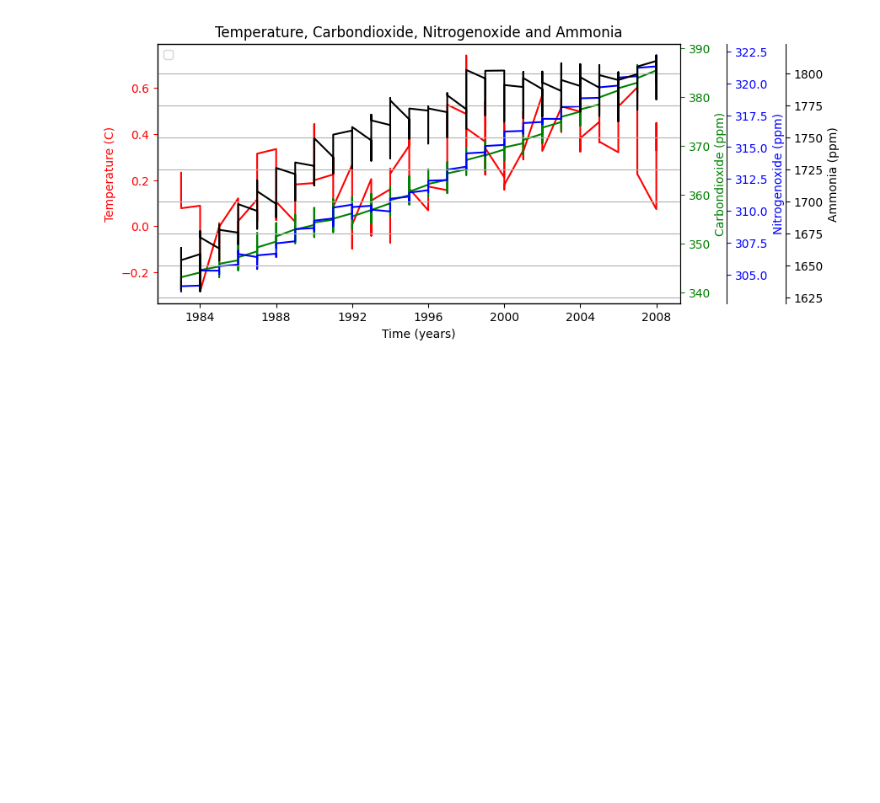
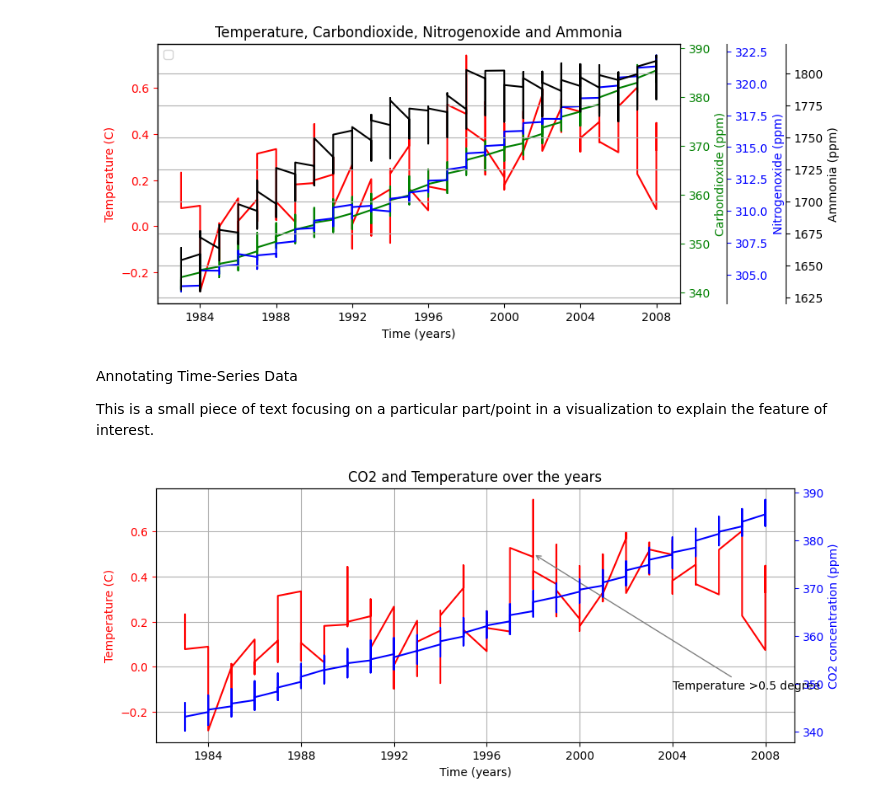
Before and after one commit to SyusufWaliyyi/Time_series_plots, a Jupyter notebook: climate_change_Time_Series.ipynb, the cells around one changed output. Drawn from its saved outputs; the diff is of its cells as text; code cells hidden in the pictures; blank space fills up the shorter version.

Commit message:
added time series folder

```diff
--- a/climate_change_Time_Series.ipynb
+++ b/climate_change_Time_Series.ipynb
@@ -332,3 +332,27 @@ ax.set_title("Temperature, Carbondioxide, Nitrogenoxide and Ammonia")
 plt.grid()
 # %% [output]
 [figure]
+# %% [markdown]
+Annotating Time-Series Data
+
+This is a small piece of text focusing on a particular part/point in a visualization to explain the feature of interest.
+# %%
+# Calling thefunction earlier define to plot CO2 by time
+fig, ax=plt.subplots(figsize=(10,4))
+time_series_plot(ax, climate_df.index, climate_df['Temp'], 'r','Time (years)', 'Temperature (C)')
+
+ax2 = ax.twinx()
+time_series_plot(ax2, climate_df.index, climate_df['CO2'], 'b','Time (years)', 'CO2 concentration (ppm)')
+
+# locating the position where tempearature exceed 0.5 for the first time
+ax.annotate("Temperature >0.5 degree", xy=(pd.Timestamp("1998-01-01"), 0.5),
+            # Finding suitable location for the tex
+            xytext=(pd.Timestamp("2004-01-01"), -0.1),
+            # customizing the arrow
+            arrowprops={"arrowstyle":"->", "color":"gray"})
+
+ax.set_title('CO2 and Temperature over the years')
+ax.grid()
+plt.show()
+# %% [output]
+[figure, added]
```
Also changed, not shown: parts of 2 cells of this notebook.
